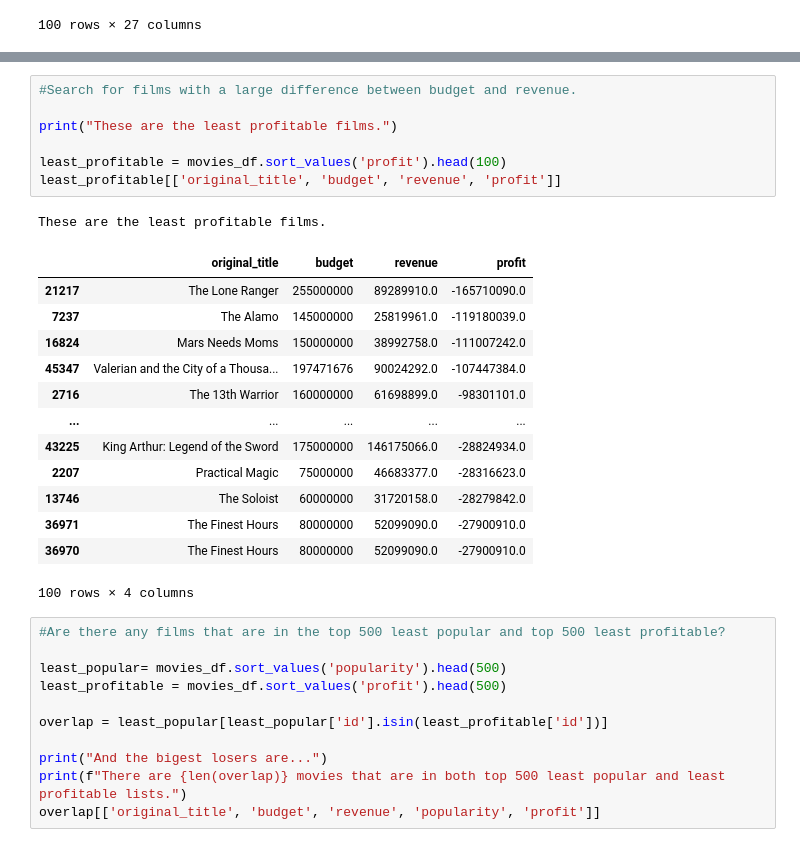
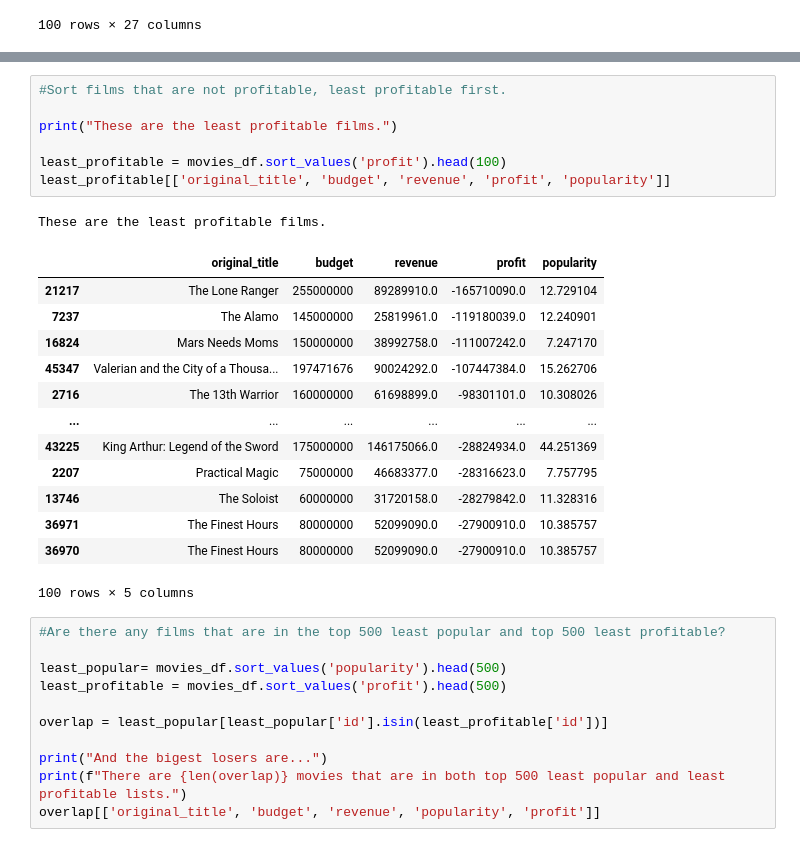
Before and after one commit to purdystuff/CSC8600_Final, a Jupyter notebook: Jupyter Notebooks/final_project_Donner.ipynb, the cells around one changed output, grey strips where cells are left out. Saved outputs shown, nothing was run; the diff lists cells and outputs as text.

```diff
--- a/Jupyter Notebooks/final_project_Donner.ipynb
+++ b/Jupyter Notebooks/final_project_Donner.ipynb
@@ -211,25 +210,25 @@ movies_df.head()
 # %%
-#Search for films with a large difference between budget and revenue.
+#Sort films that are not profitable, least profitable first.
 
 print("These are the least profitable films.")
 
 least_profitable = movies_df.sort_values('profit').head(100)
-least_profitable[['original_title', 'budget', 'revenue', 'profit']]
+least_profitable[['original_title', 'budget', 'revenue', 'profit', 'popularity']]
 # %% [output]
 These are the least profitable films.
-|  | original_title | budget | revenue | profit |
-| 21217 | The Lone Ranger | 255000000 | 89289910.0 | -165710090.0 |
-| 7237 | The Alamo | 145000000 | 25819961.0 | -119180039.0 |
-| 16824 | Mars Needs Moms | 150000000 | 38992758.0 | -111007242.0 |
-| 45347 | Valerian and the City of a Thousa... | 197471676 | 90024292.0 | -107447384.0 |
-| 2716 | The 13th Warrior | 160000000 | 61698899.0 | -98301101.0 |
-| ... | ... | ... | ... | ... |
-| 43225 | King Arthur: Legend of the Sword | 175000000 | 146175066.0 | -28824934.0 |
-| 2207 | Practical Magic | 75000000 | 46683377.0 | -28316623.0 |
-| 13746 | The Soloist | 60000000 | 31720158.0 | -28279842.0 |
-| 36971 | The Finest Hours | 80000000 | 52099090.0 | -27900910.0 |
-| 36970 | The Finest Hours | 80000000 | 52099090.0 | -27900910.0 |
+|  | original_title | budget | revenue | profit | popularity |
+| 21217 | The Lone Ranger | 255000000 | 89289910.0 | -165710090.0 | 12.729104 |
+| 7237 | The Alamo | 145000000 | 25819961.0 | -119180039.0 | 12.240901 |
+| 16824 | Mars Needs Moms | 150000000 | 38992758.0 | -111007242.0 | 7.247170 |
+| 45347 | Valerian and the City of a Thousa... | 197471676 | 90024292.0 | -107447384.0 | 15.262706 |
+| 2716 | The 13th Warrior | 160000000 | 61698899.0 | -98301101.0 | 10.308026 |
+| ... | ... | ... | ... | ... | ... |
+| 43225 | King Arthur: Legend of the Sword | 175000000 | 146175066.0 | -28824934.0 | 44.251369 |
+| 2207 | Practical Magic | 75000000 | 46683377.0 | -28316623.0 | 7.757795 |
+| 13746 | The Soloist | 60000000 | 31720158.0 | -28279842.0 | 11.328316 |
+| 36971 | The Finest Hours | 80000000 | 52099090.0 | -27900910.0 | 10.385757 |
+| 36970 | The Finest Hours | 80000000 | 52099090.0 | -27900910.0 | 10.385757 |
-100 rows × 4 columns
+100 rows × 5 columns
 # %%
 #Are there any films that are in the top 500 least popular and top 500 least profitable?
 
```
Also changed, not shown: parts of 11 cells of this notebook, 7 other files.
